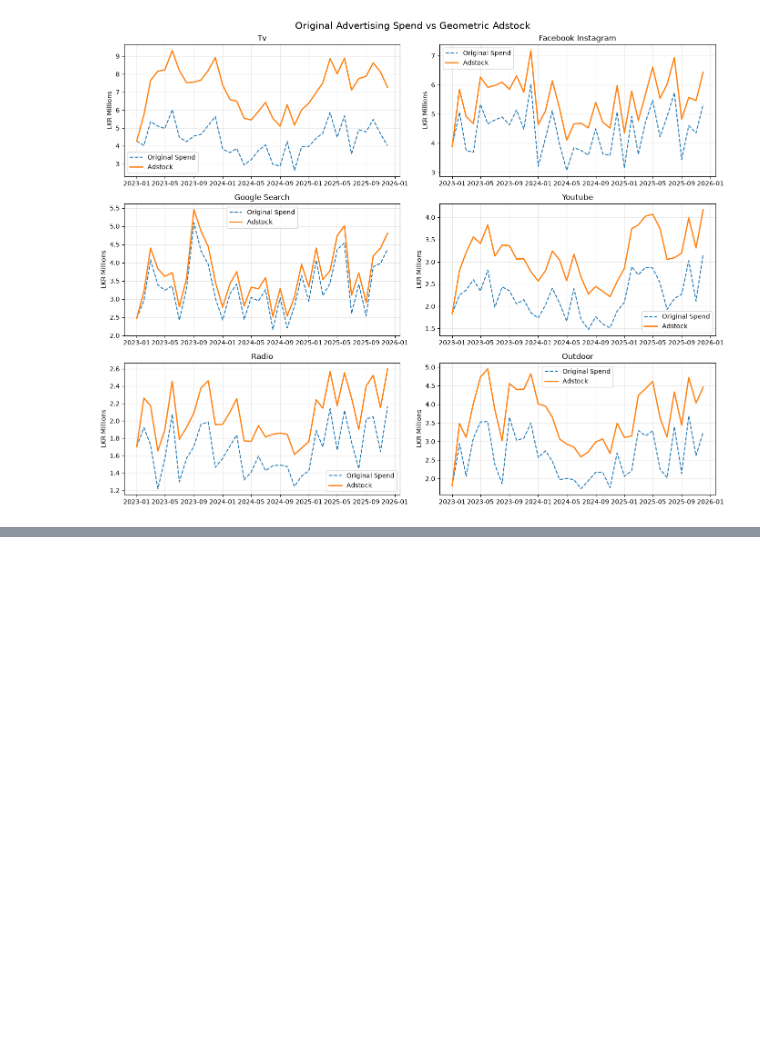
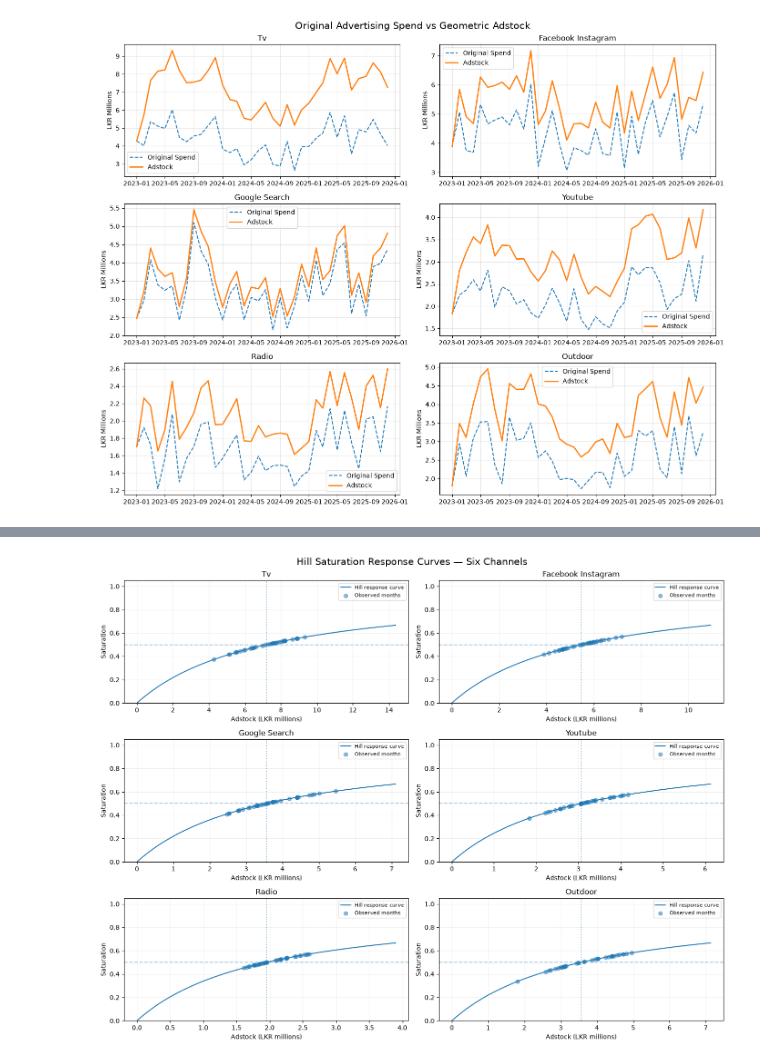
Before and after one commit to IBL11/mmm-budget-optimization, a Jupyter notebook: notebooks/04_transformations.ipynb, the cells around one changed output, grey strips where cells are left out. Saved outputs shown, nothing was run; the diff lists cells and outputs as text; code cells hidden in the pictures; blank space fills up the shorter version.

Commit message:
feat(mmm): implement and validate hill saturation transformations

```diff
--- a/notebooks/04_transformations.ipynb
+++ b/notebooks/04_transformations.ipynb
@@ -312,0 +315,12 @@ plt.show()
+# %%
+
+import importlib
+import src.transforms as transforms
+
+# Reload updated Python module
+importlib.reload(transforms)
+
+hill_saturation = transforms.hill_saturation
+transform_channel = transforms.transform_channel
+
+print("Hill Saturation function loaded successfully!")
@@ -312,0 +510,60 @@ plt.show()
+# %%
+
+import matplotlib.pyplot as plt
+
+fig, axes = plt.subplots(3, 2, figsize=(14, 11))
+axes = axes.flatten()
+
+for i, channel in enumerate(channels):
+
+    ax = axes[i]
+    base = channel.removesuffix("_spend_lkr")
+
+    adstock_col = f"{base}_adstock_lkr"
+    sat_col = f"{base}_saturated"
+
+    k = half_sat_params[channel]
+    slope = params["saturation"][channel]["slope"]
+
+    observed_x = adstock_df[adstock_col].to_numpy()
+
+    # Continuous curve for visualization
+    x_max = max(observed_x.max() * 1.2, 2 * k)
+    x_grid = np.linspace(0, x_max, 200)
+
+    y_grid = hill_saturation(
+        x_grid, half_sat=k, slope=slope
+    )
+
+    ax.plot(
+        x_grid / 1_000_000,
+        y_grid,
+        label="Hill response curve"
+    )
+
+    ax.scatter(
+        observed_x / 1_000_000,
+        saturation_df[sat_col],
+        alpha=0.5,
+        label="Observed months"
+    )
+
+    ax.axhline(0.5, linestyle="--", alpha=0.4)
+    ax.axvline(k / 1_000_000, linestyle=":", alpha=0.5)
+
+    ax.set_title(base.replace("_", " ").title())
+    ax.set_xlabel("Adstock (LKR millions)")
+    ax.set_ylabel("Saturation")
+    ax.set_ylim(0, 1.05)
+    ax.grid(alpha=0.2)
+    ax.legend(fontsize=8)
+
+plt.suptitle(
+    "Hill Saturation Response Curves — Six Channels",
+    fontsize=15
+)
+
+plt.tight_layout()
+plt.show()
+# %% [output]
+[figure, added]
```
Also changed, not shown: parts of 6 cells of this notebook, 1 other file.
